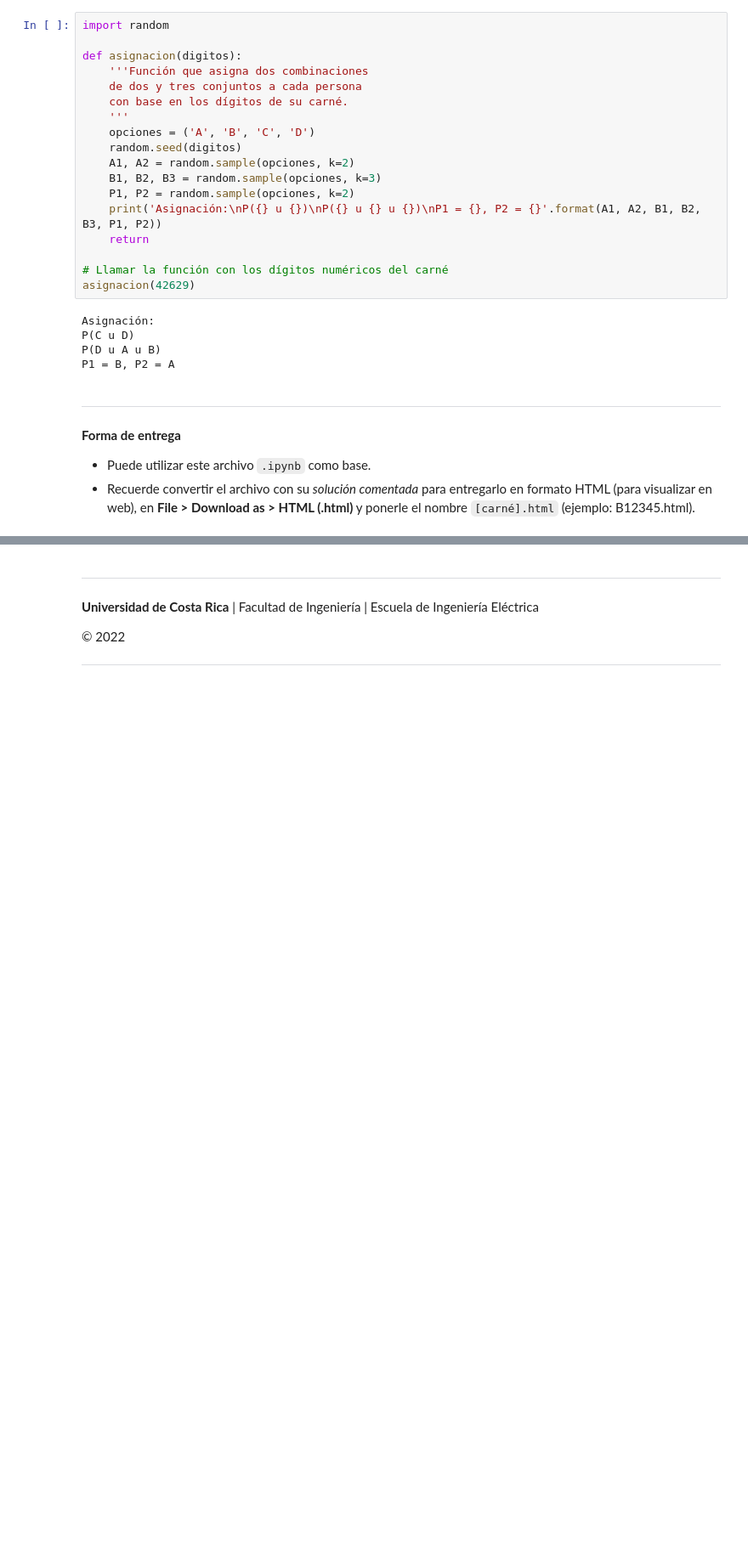
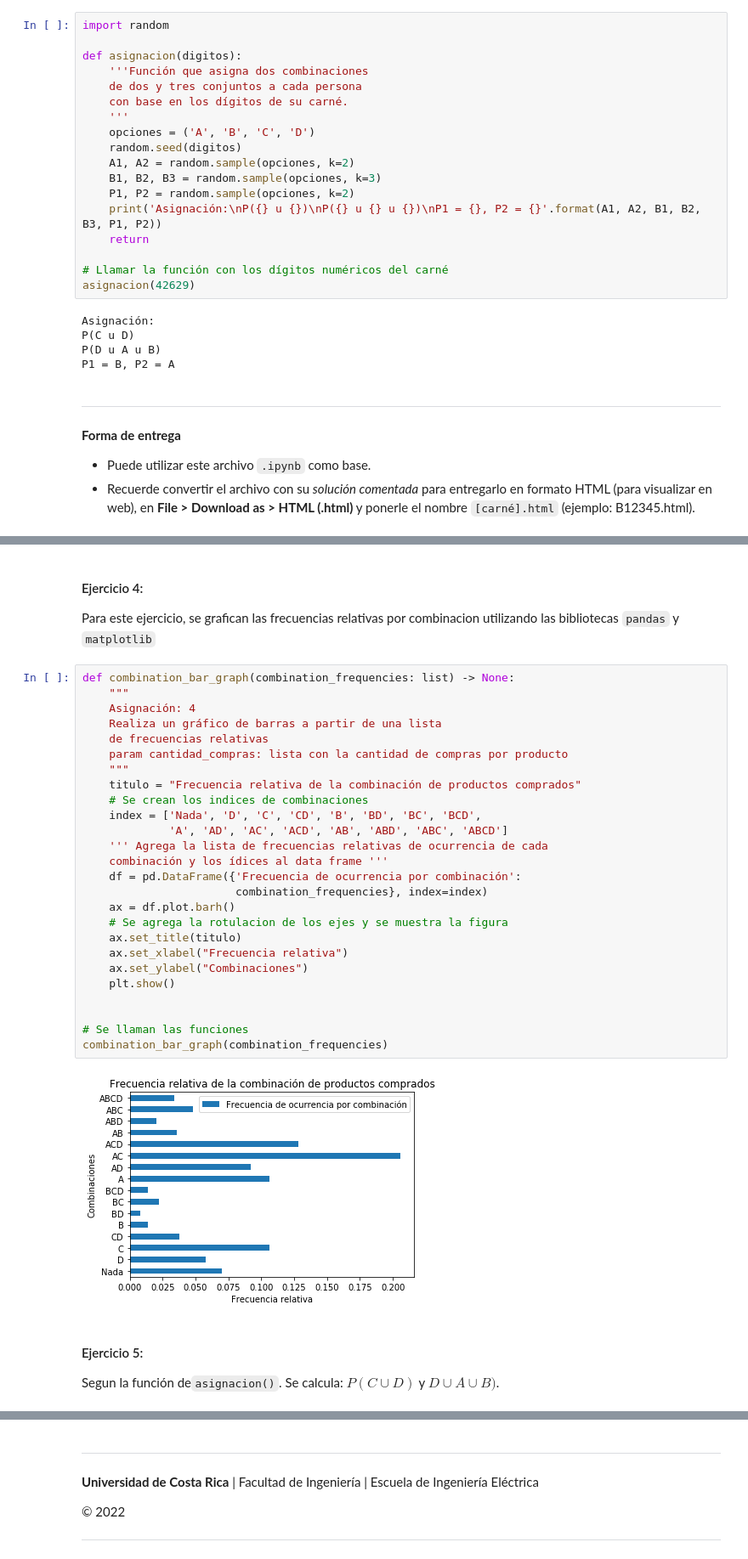
Before and after one commit to Dualock/Modelos, a Jupyter notebook: Labs/Lab1/Lab1.ipynb, the cells around one changed output, grey strips where cells are left out. Shown: that part at 85% size. Saved outputs shown, nothing was run; the diff lists cells and outputs as text; blank space fills up the shorter version.

```diff
--- a/Labs/Lab1/Lab1.ipynb
+++ b/Labs/Lab1/Lab1.ipynb
@@ -85,0 +243,36 @@ P1 = B, P2 = A
+# %% [markdown]
+#### Ejercicio 4:
+
+Para este ejercicio, se grafican las frecuencias relativas por combinacion utilizando las bibliotecas `pandas` y `matplotlib`
+# %%
+def combination_bar_graph(combination_frequencies: list) -> None:
+    """
+    Asignación: 4
+    Realiza un gráfico de barras a partir de una lista
+    de frecuencias relativas
+    param cantidad_compras: lista con la cantidad de compras por producto
+    """
+    titulo = "Frecuencia relativa de la combinación de productos comprados"
+    # Se crean los indices de combinaciones
+    index = ['Nada', 'D', 'C', 'CD', 'B', 'BD', 'BC', 'BCD',
+             'A', 'AD', 'AC', 'ACD', 'AB', 'ABD', 'ABC', 'ABCD']
+    ''' Agrega la lista de frecuencias relativas de ocurrencia de cada
+    combinación y los ídices al data frame '''
+    df = pd.DataFrame({'Frecuencia de ocurrencia por combinación':
+                       combination_frequencies}, index=index)
+    ax = df.plot.barh()
+    # Se agrega la rotulacion de los ejes y se muestra la figura
+    ax.set_title(titulo)
+    ax.set_xlabel("Frecuencia relativa")
+    ax.set_ylabel("Combinaciones")
+    plt.show()
+
+
+# Se llaman las funciones
+combination_bar_graph(combination_frequencies)
+# %% [output]
+[figure, added]
+# %% [markdown]
+#### Ejercicio 5:
+
+Segun la función de`asignacion()`. Se calcula: $P(C \cup D)$ y $D \cup A \cup B)$.
```
Also changed, not shown: parts of 10 cells of this notebook, 3 other files.
